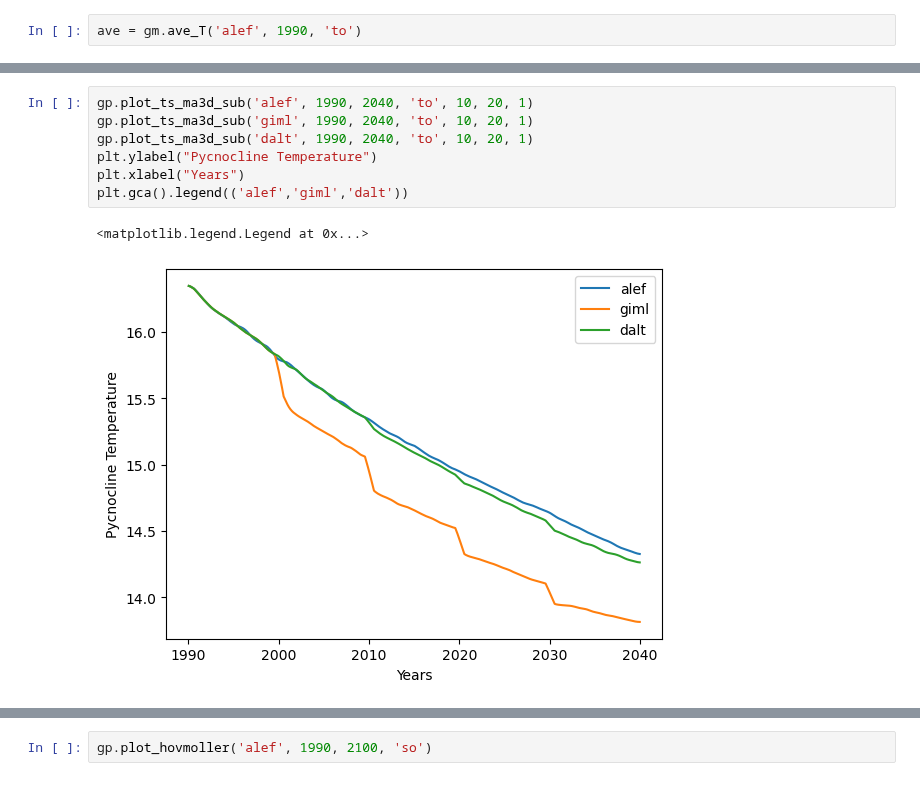
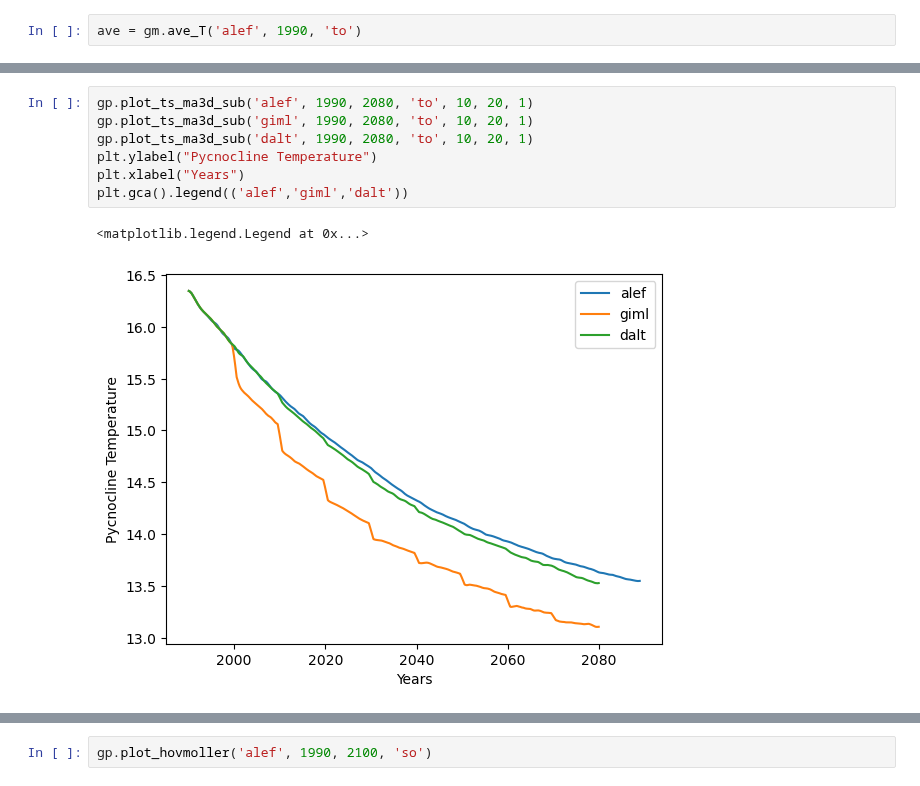
Before and after one commit to asozza/stece, a Jupyter notebook: goat/test_plots.ipynb, the cells around one changed output, grey strips where cells are left out. Drawn from its saved outputs; the diff is of its cells as text.

```diff
--- a/goat/test_plots.ipynb
+++ b/goat/test_plots.ipynb
@@ -137,11 +184,11 @@ plt.gca().legend(('alef','giml','dalt'))
 # %%
-gp.plot_ts_ma3d_sub('alef', 1990, 2040, 'to', 10, 20, 1)
-gp.plot_ts_ma3d_sub('giml', 1990, 2040, 'to', 10, 20, 1)
-gp.plot_ts_ma3d_sub('dalt', 1990, 2040, 'to', 10, 20, 1)
+gp.plot_ts_ma3d_sub('alef', 1990, 2080, 'to', 10, 20, 1)
+gp.plot_ts_ma3d_sub('giml', 1990, 2080, 'to', 10, 20, 1)
+gp.plot_ts_ma3d_sub('dalt', 1990, 2080, 'to', 10, 20, 1)
 plt.ylabel("Pycnocline Temperature")
 plt.xlabel("Years")
 plt.gca().legend(('alef','giml','dalt'))
 # %% [output]
 <matplotlib.legend.Legend at 0x...>
-[figure, old version]
+[figure, new version]
 # %%
```
Also changed, not shown: parts of 23 cells of this notebook, 27 other files.
